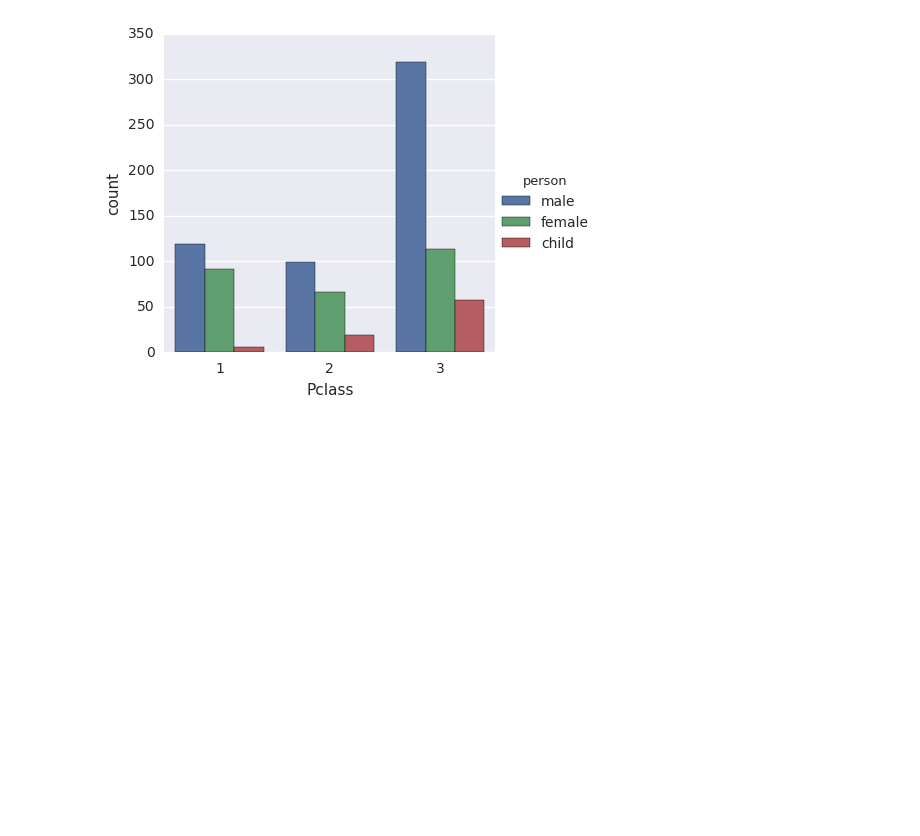
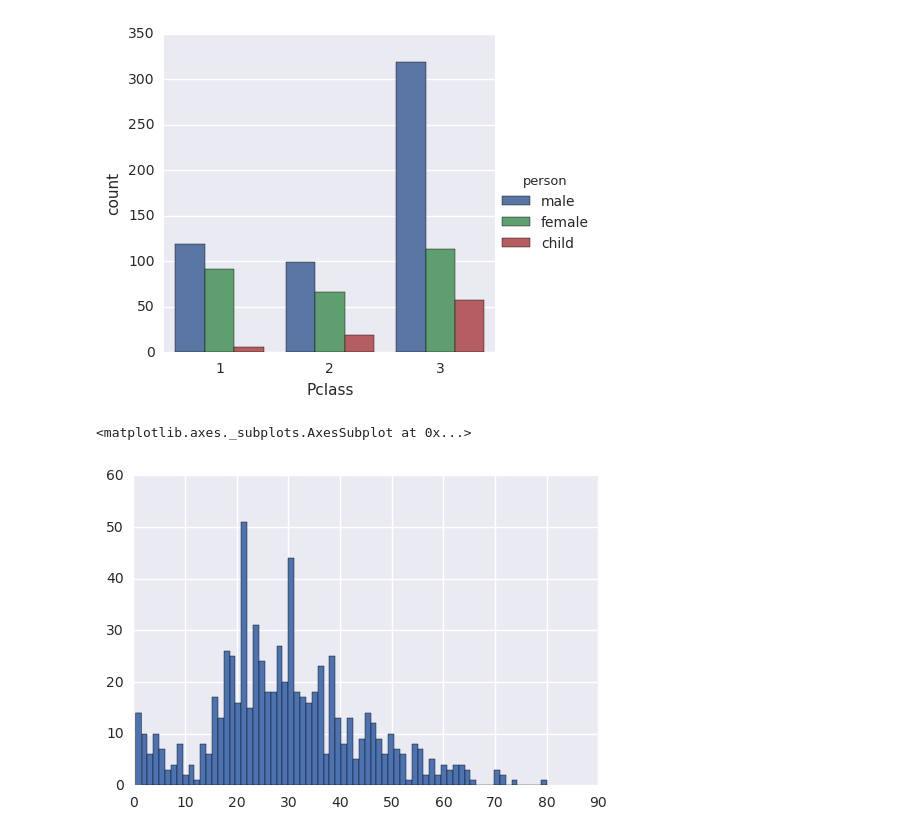
Before and after one commit to angshu-min-js/machine_learning, a Jupyter notebook: projects/Titanic_Problem/Titanic_Machine_Learning_from_Disaster.ipynb, the cells around one changed output. Saved outputs shown, nothing was run; the diff lists cells and outputs as text; code cells hidden in the pictures; blank space fills up the shorter version.

```diff
--- a/projects/Titanic_Problem/Titanic_Machine_Learning_from_Disaster.ipynb
+++ b/projects/Titanic_Problem/Titanic_Machine_Learning_from_Disaster.ipynb
@@ -65,3 +65,9 @@ sns.factorplot('Pclass',data=titanic_df,hue='person', kind="count")
 # %% [output]
 <seaborn.axisgrid.FacetGrid at 0x...>
 [figure]
+# %%
+# age histogram
+titanic_df['Age'].hist(bins=70)
+# %% [output]
+<matplotlib.axes._subplots.AxesSubplot at 0x...>
+[figure, added]
```
Also changed, not shown: parts of 1 cell of this notebook.
